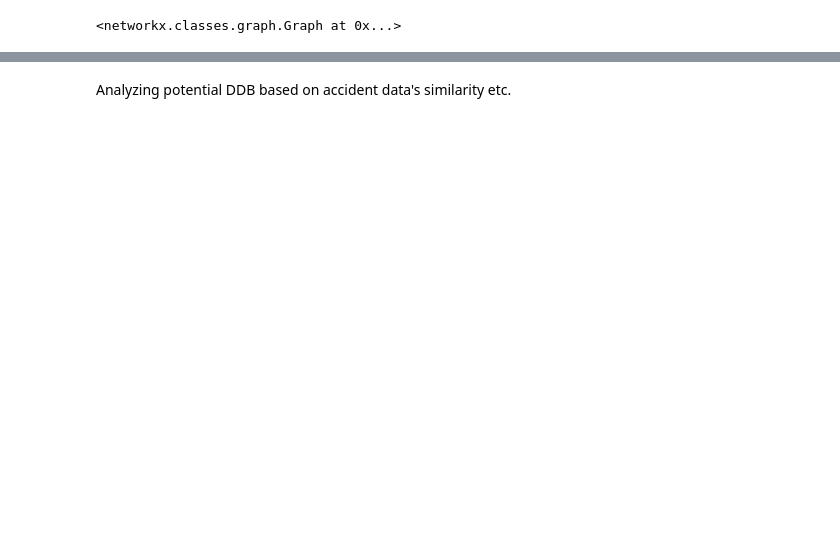
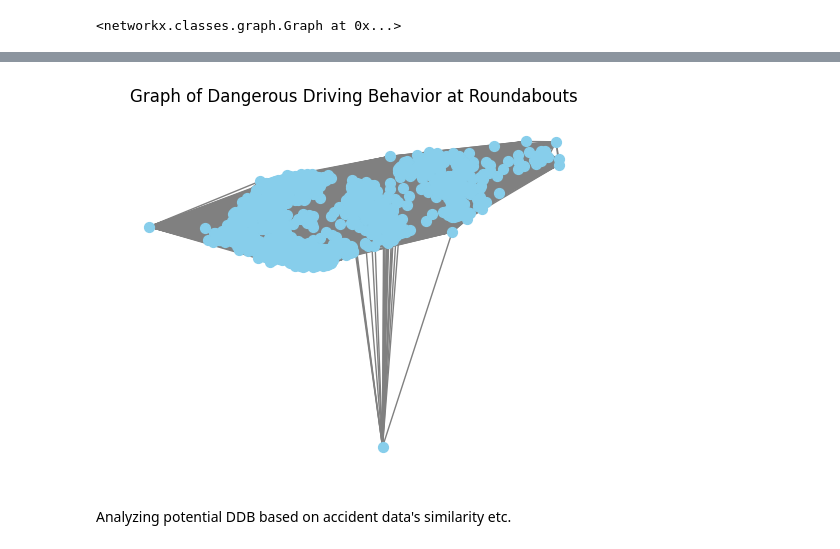
Before and after one commit to tylershienlim/python-CompassIoT-Capstone, a Jupyter notebook: DD-Roundabout-13657919.ipynb, the cells around one changed output, grey strips where cells are left out. Saved outputs shown, nothing was run; the diff lists cells and outputs as text; code cells hidden in the pictures; blank space fills up the shorter version.

Commit message:
graph mining v1

```diff
--- a/DD-Roundabout-13657919.ipynb
+++ b/DD-Roundabout-13657919.ipynb
@@ -210,8 +226,3 @@ for index, row in ddb_roundabout.iterrows():
 G
 # %% [output]
 <networkx.classes.graph.Graph at 0x...>
-# %%
-#Similarity Metric
-def calculate_similarity(loc1, loc2):
-
-    return 1
@@ -220,2 +278,40 @@ def calculate_similarity(loc1, loc2):
+# %%
+#add edges to nodes based on similarity metric
+#iterate through nodes to create edges based on similarity
+for node1 in G.nodes():
+    for node2 in G.nodes():
+        if node1 != node2:
+            # Calculate similarity
+            similarity_score = calculate_similarity(node1, node2, max_x, min_x, max_y, min_y)
+
+            #threshold for considering edges
+            threshold = 0.7
+
+            # Add edge based on similarity
+            if similarity_score > threshold:
+                G.add_edge(node1, node2, similarity=similarity_score)
+# %%
+#Visualize Graph
+# Create a layout for the nodes
+pos = nx.spring_layout(G)
+
+# Draw nodes
+nx.draw_networkx_nodes(G, pos, node_color='skyblue', node_size=50)
+
+# Draw edges
+nx.draw_networkx_edges(G, pos, edge_color='gray')
+
+# Label nodes with their location (you can customize labels as needed)
+#labels = {node: node for node in G.nodes()}
+#nx.draw_networkx_labels(G, pos, labels, font_size=8)
+
+# Set plot options
+plt.title("Graph of Dangerous Driving Behavior at Roundabouts")
+plt.axis('off')
+
+# Show the plot
+plt.show()
+# %% [output]
+[figure, added]
 # %% [markdown]
 Analyzing potential DDB based on accident data's similarity etc.
```
Also changed, not shown: parts of 15 cells of this notebook.
